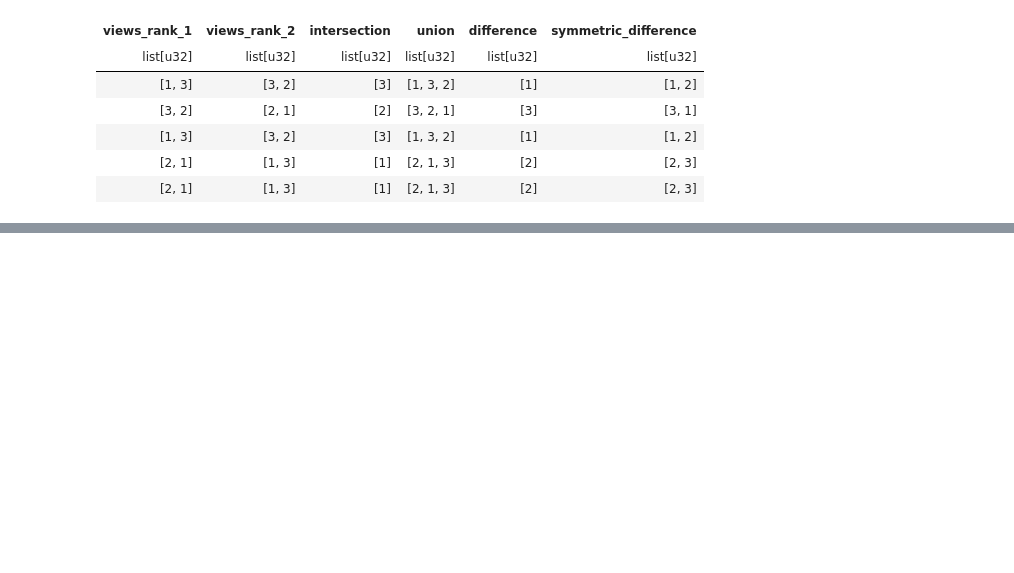
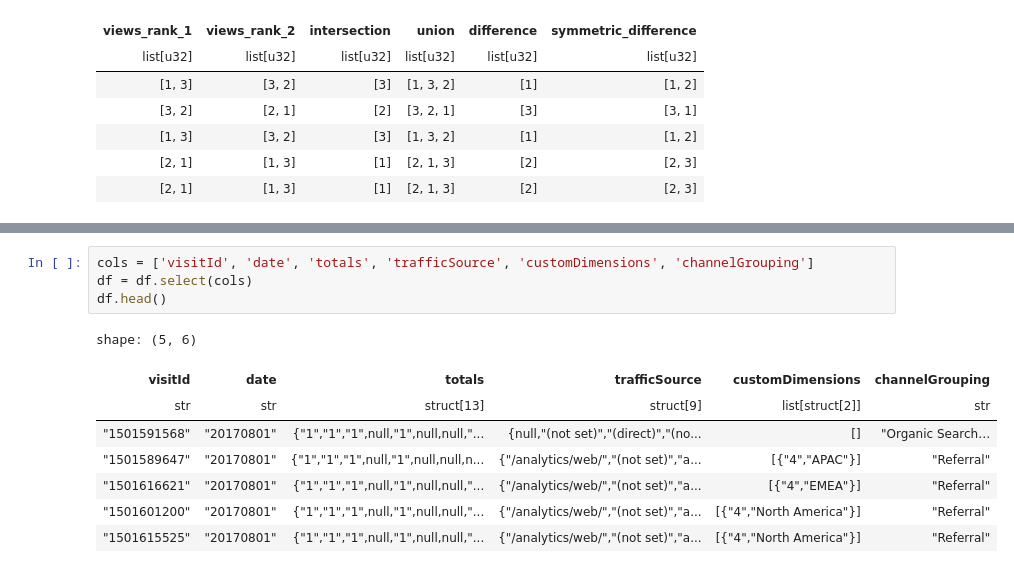
Before and after one commit to PacktPublishing/Polars-Cookbook, a Jupyter notebook: Chapter07/ch07.ipynb, the cells around one changed output, grey strips where cells are left out. Drawn from its saved outputs; the diff is of its cells as text; blank space fills up the shorter version.

```diff
--- a/Chapter07/ch07.ipynb
+++ b/Chapter07/ch07.ipynb
@@ -624,0 +643,13 @@ shape: (5, 6)
+# %%
+cols = ['visitId', 'date', 'totals', 'trafficSource', 'customDimensions', 'channelGrouping']
+df = df.select(cols)
+df.head()
+# %% [output]
+shape: (5, 6)
+| visitId | date | totals | trafficSource | customDimensions | channelGrouping |
+| str | str | struct[13] | struct[9] | list[struct[2]] | str |
+| "1501591568" | "20170801" | {"1","1","1",null,"1",null,null,"... | {null,"(not set)","(direct)","(no... | [] | "Organic Search… |
+| "1501589647" | "20170801" | {"1","1","1",null,"1",null,null,n... | {"/analytics/web/","(not set)","a... | [{"4","APAC"}] | "Referral" |
+| "1501616621" | "20170801" | {"1","1","1",null,"1",null,null,"... | {"/analytics/web/","(not set)","a... | [{"4","EMEA"}] | "Referral" |
+| "1501601200" | "20170801" | {"1","1","1",null,"1",null,null,"... | {"/analytics/web/","(not set)","a... | [{"4","North America"}] | "Referral" |
+| "1501615525" | "20170801" | {"1","1","1",null,"1",null,null,"... | {"/analytics/web/","(not set)","a... | [{"4","North America"}] | "Referral" |
```
Also changed, not shown: parts of 16 cells of this notebook.
